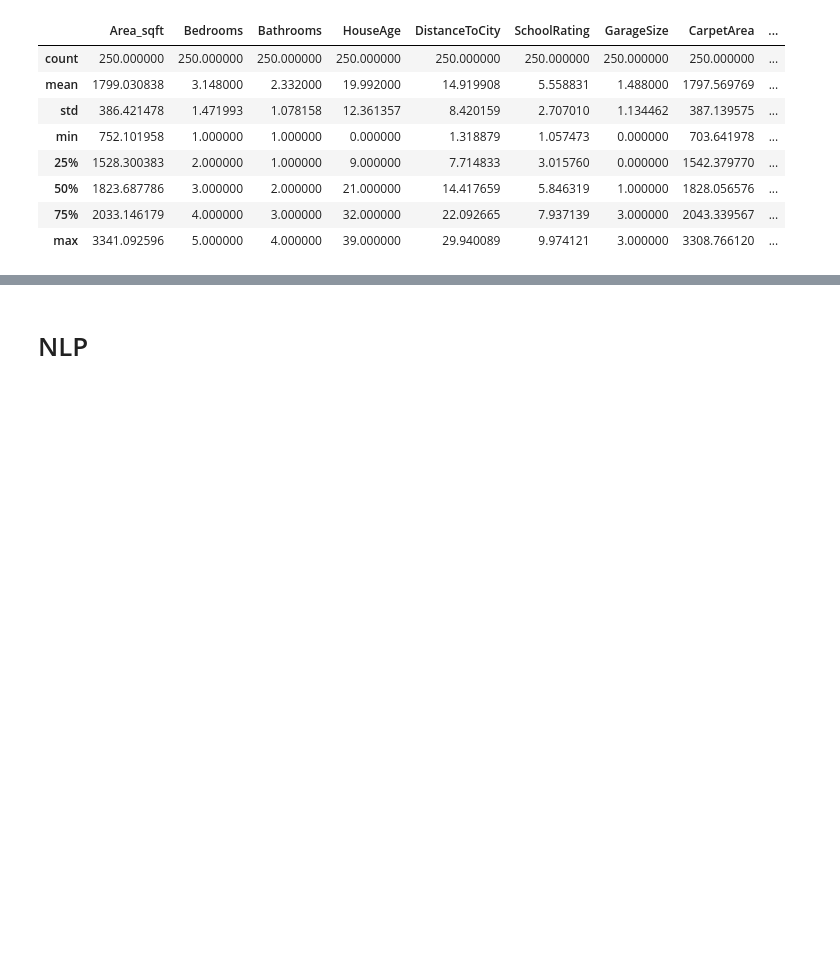
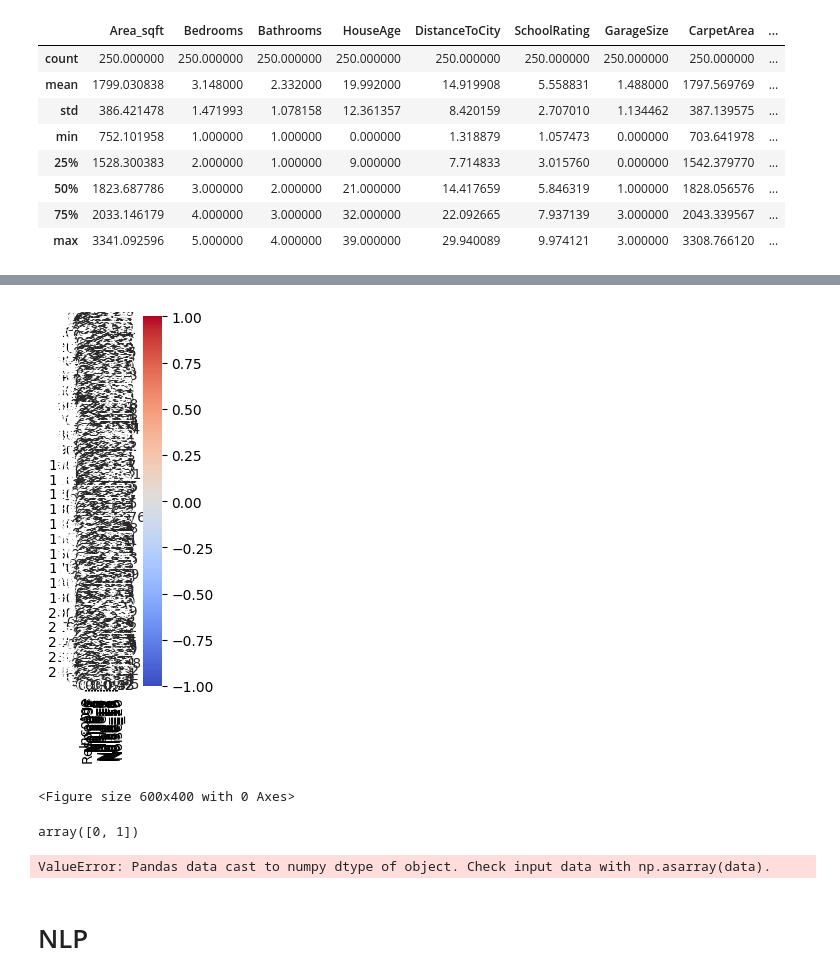
Before and after one commit to chaitanysaraswat/Advanced-Analytics-Using-Statistics, a Jupyter notebook: lecture22_23.ipynb, the cells around one changed output, grey strips where cells are left out. Cells and saved outputs as stored; diff of their text form; code cells hidden in the pictures; blank space fills up the shorter version.

```diff
--- a/lecture22_23.ipynb
+++ b/lecture22_23.ipynb
@@ -1339,0 +1344,4 @@ df.describe()
+# %%
+df = pd.read_excel('/content/drive/MyDrive/CDAC_stats/MyData.xlsx')
+print(df.head())
+df.columns
@@ -1340,3 +1391,39 @@ df.describe()
+# %%
+df1 = df.drop(columns=["Region","Gender"])
+# %%
+sns.heatmap(df1, annot=True, cmap="coolwarm", vmin=-1, vmax=1, square=True)
+plt.figure(figsize=(6, 4))
+plt.show()
+# %% [output]
+[figure, added]
+<Figure size 600x400 with 0 Axes>
+# %%
+np.unique(df.Response)
+# %% [output]
+array([0, 1])
+# %%
+x = df.drop('Response', axis=1)
+y = df.Response
+
+
+
+region_dummy = pd.get_dummies(df.Region, drop_first=True, prefix='DT').astype(int)
+df.drop('Region', axis=1, inplace=True)
+x = pd.concat([x,region_dummy], axis=1)
+
+x_train, x_test, y_train, y_test = train_test_split(x,y,test_size=0.2, random_state=20)
+
+x_train = sm.add_constant(x_train, prepend=False)
+mod1 = sm.Logit(y_train,x_train).fit()
+
+x_test = sm.add_constant(x_test, prepend=False)
+y_pred = mod1.predict(x_test)
+y_pred = (y_pred>=0.5).astype(int)
+
+print(confusion_matrix(y_test,y_pred))
+print(mod1.summary())
+# %% [output]
+ValueError: Pandas data cast to numpy dtype of object. Check input data with np.asarray(data).
 # %% [markdown]
 # NLP
 # %%
```
Also changed, not shown: parts of 4 cells of this notebook.
